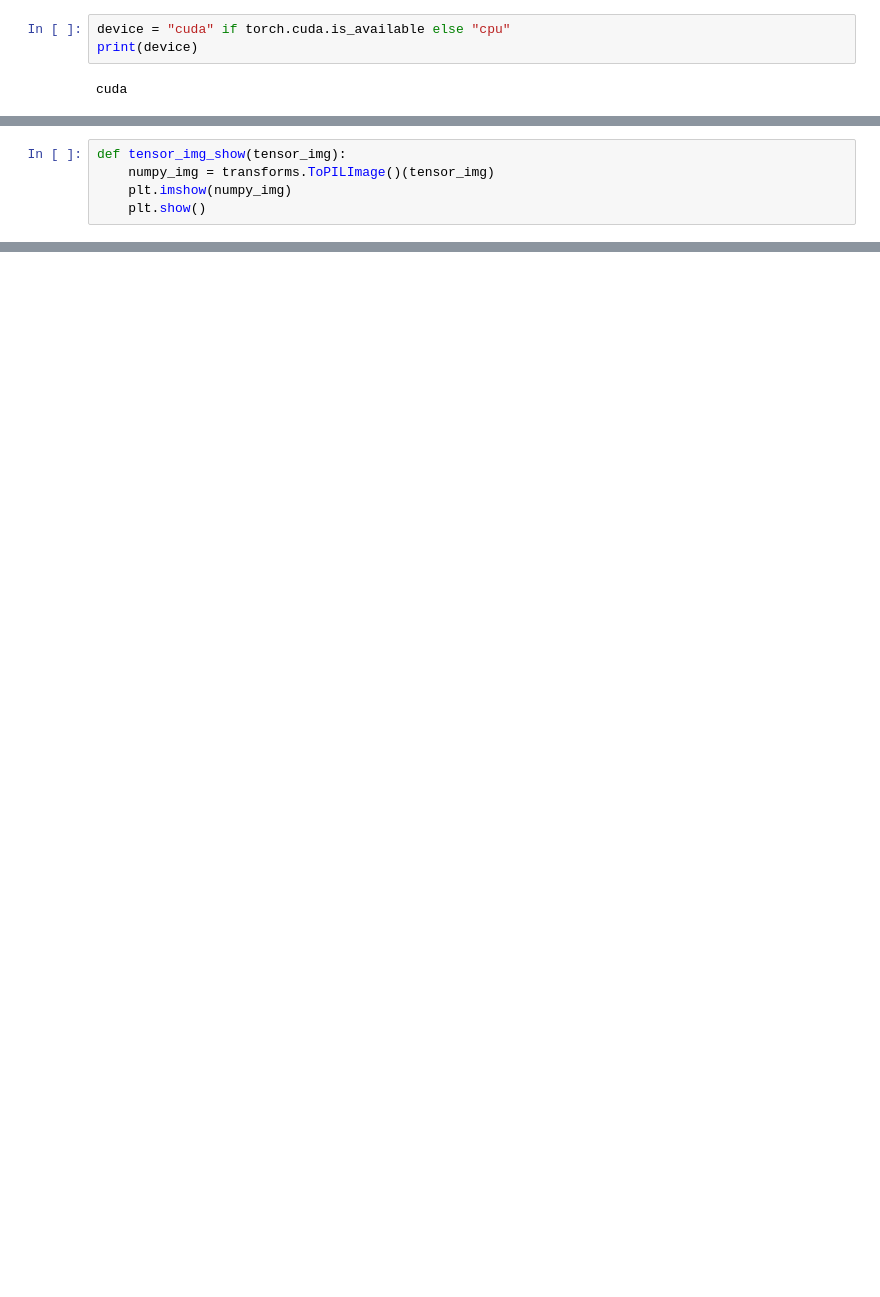
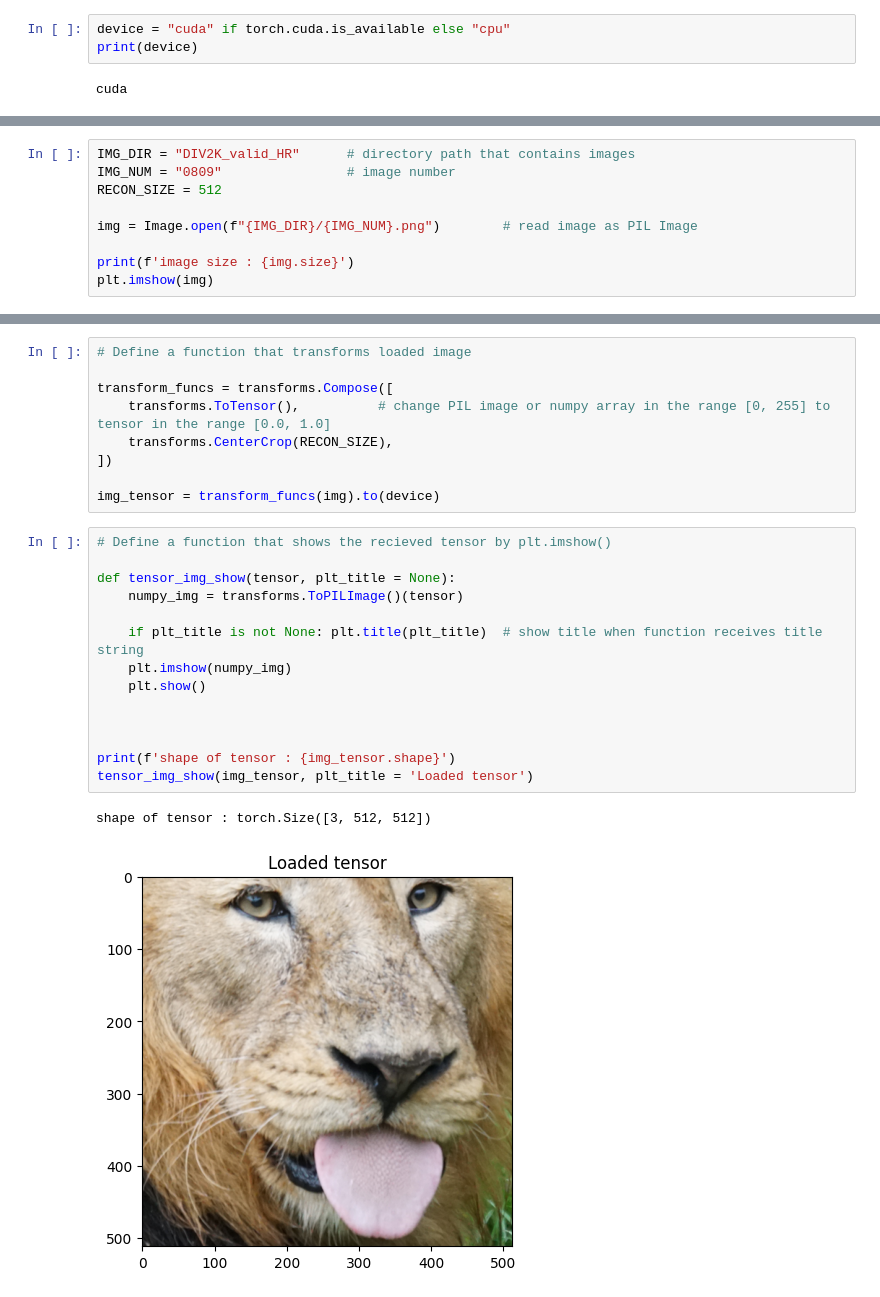
Before and after one commit to K-S-Hyun/pytorch-fourier-features-networks, a Jupyter notebook: fourier_features_networks_demo.ipynb, the cells around one changed output, grey strips where cells are left out. Saved outputs shown, nothing was run; the diff lists cells and outputs as text; blank space fills up the shorter version.

```diff
--- a/fourier_features_networks_demo.ipynb
+++ b/fourier_features_networks_demo.ipynb
@@ -35,5 +18,0 @@ test_img = transform_funcs(img)
-# %%
-def tensor_img_show(tensor_img):
-    numpy_img = transforms.ToPILImage()(tensor_img)
-    plt.imshow(numpy_img)
-    plt.show()
@@ -163,0 +25,9 @@ tensor_img_show(generated.squeeze(0))
+# %%
+IMG_DIR = "DIV2K_valid_HR"      # directory path that contains images
+IMG_NUM = "0809"                # image number
+RECON_SIZE = 512
+
+img = Image.open(f"{IMG_DIR}/{IMG_NUM}.png")        # read image as PIL Image
+
+print(f'image size : {img.size}')
+plt.imshow(img)
@@ -163,0 +38,26 @@ tensor_img_show(generated.squeeze(0))
+# %%
+# Define a function that transforms loaded image
+
+transform_funcs = transforms.Compose([
+    transforms.ToTensor(),          # change PIL image or numpy array in the range [0, 255] to tensor in the range [0.0, 1.0]
+    transforms.CenterCrop(RECON_SIZE),
+])
+
+img_tensor = transform_funcs(img).to(device)
+# %%
+# Define a function that shows the recieved tensor by plt.imshow()
+
+def tensor_img_show(tensor, plt_title = None):
+    numpy_img = transforms.ToPILImage()(tensor)
+
+    if plt_title is not None: plt.title(plt_title)  # show title when function receives title string
+    plt.imshow(numpy_img)
+    plt.show()
+
+
+
+print(f'shape of tensor : {img_tensor.shape}')
+tensor_img_show(img_tensor, plt_title = 'Loaded tensor')
+# %% [output]
+shape of tensor : torch.Size([3, 512, 512])
+[figure, added]
```
Also changed, not shown: parts of 39 cells of this notebook, 1 other file.
